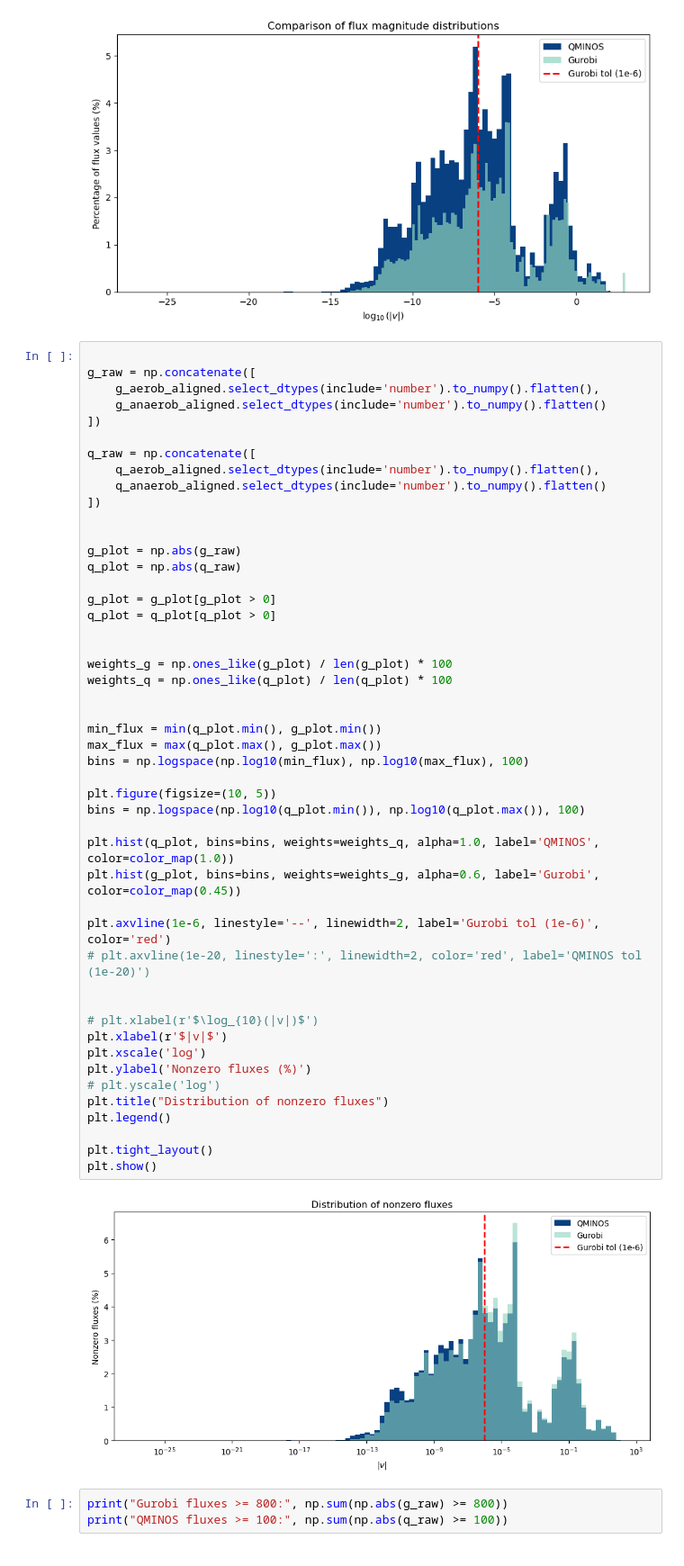
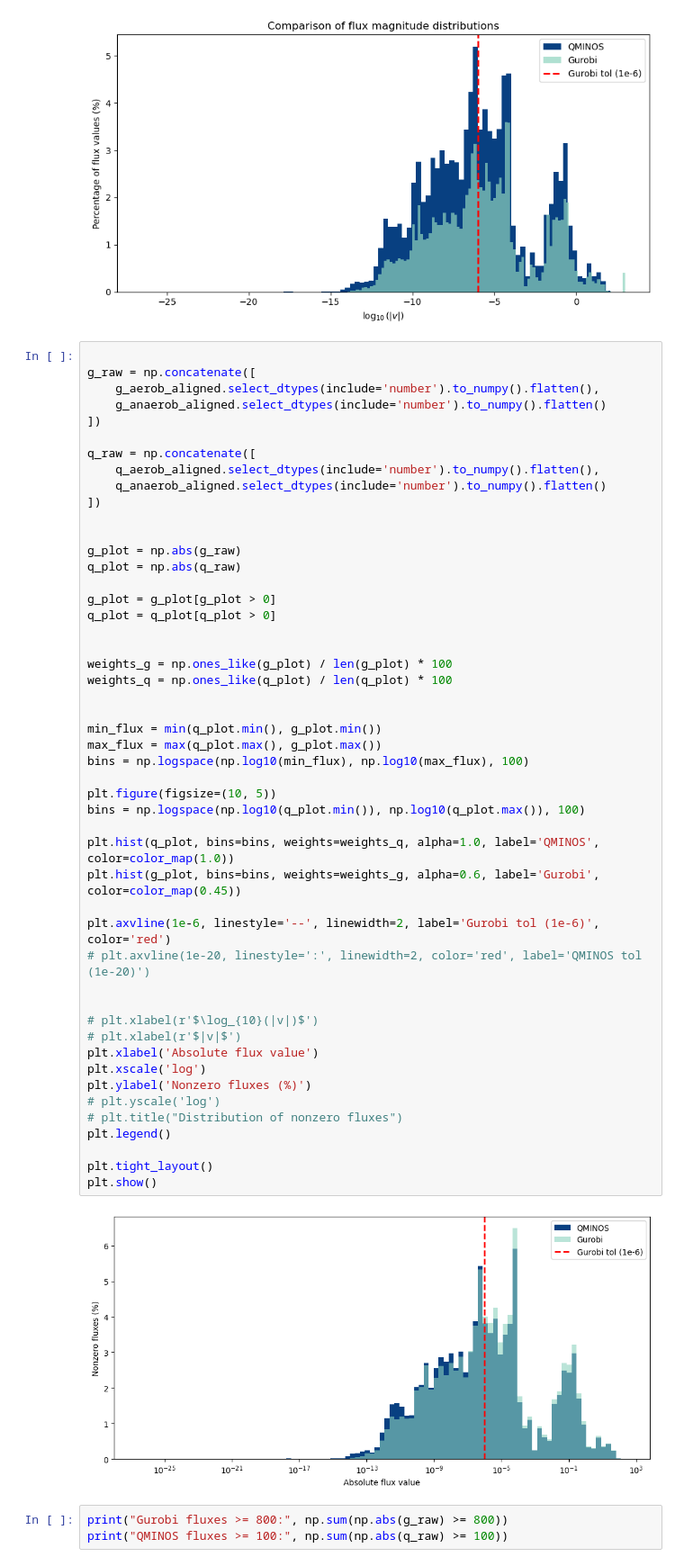
Before and after one commit to celasa/biomass_thesis, a Jupyter notebook: notebooks/01_solver_comparison.ipynb, the cells around one changed output. Shown at 90% size. Drawn from its saved outputs; the diff is of its cells as text.

```diff
--- a/notebooks/01_solver_comparison.ipynb
+++ b/notebooks/01_solver_comparison.ipynb
@@ -317,36 +317,37 @@ g_plot = g_plot[g_plot > 0]
 q_plot = q_plot[q_plot > 0]
 
 
 weights_g = np.ones_like(g_plot) / len(g_plot) * 100
 weights_q = np.ones_like(q_plot) / len(q_plot) * 100
 
 
 min_flux = min(q_plot.min(), g_plot.min())
 max_flux = max(q_plot.max(), g_plot.max())
 bins = np.logspace(np.log10(min_flux), np.log10(max_flux), 100)
 
 plt.figure(figsize=(10, 5))
 bins = np.logspace(np.log10(q_plot.min()), np.log10(q_plot.max()), 100)
 
 plt.hist(q_plot, bins=bins, weights=weights_q, alpha=1.0, label='QMINOS', color=color_map(1.0))
 plt.hist(g_plot, bins=bins, weights=weights_g, alpha=0.6, label='Gurobi', color=color_map(0.45))
 
 plt.axvline(1e-6, linestyle='--', linewidth=2, label='Gurobi tol (1e-6)', color='red')
 # plt.axvline(1e-20, linestyle=':', linewidth=2, color='red', label='QMINOS tol (1e-20)')
 
 
 # plt.xlabel(r'$\log_{10}(|v|)$')
-plt.xlabel(r'$|v|$')
+# plt.xlabel(r'$|v|$')
+plt.xlabel('Absolute flux value')
 plt.xscale('log')
 plt.ylabel('Nonzero fluxes (%)')
 # plt.yscale('log')
-plt.title("Distribution of nonzero fluxes")
+# plt.title("Distribution of nonzero fluxes")
 plt.legend()
 
 plt.tight_layout()
 plt.show()
 # %% [output]
-[figure, old version]
+[figure, new version]
 # %%
 print("Gurobi fluxes >= 800:", np.sum(np.abs(g_raw) >= 800))
 print("QMINOS fluxes >= 100:", np.sum(np.abs(q_raw) >= 100))
```
Also changed, not shown: parts of 1 cell of this notebook, 4 other files.
